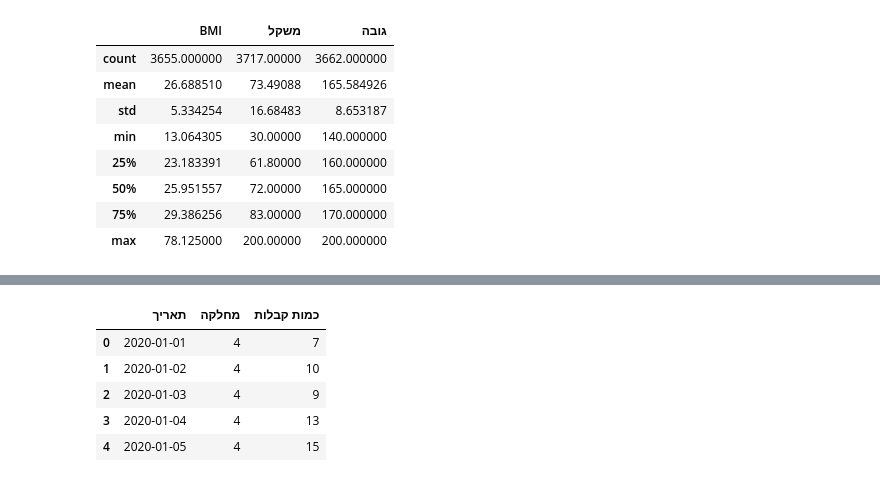
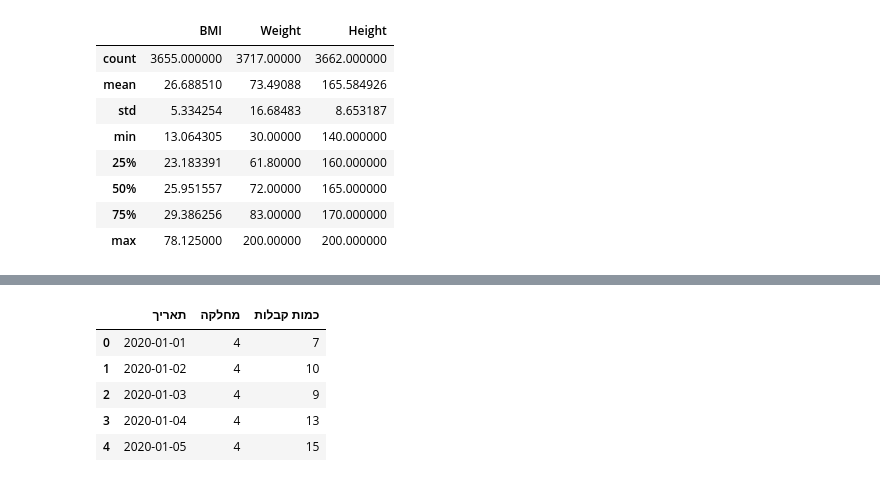
Before and after one commit to RyanWri/data-science2-lab-final-project, a Jupyter notebook: src/team_4/main.ipynb, the cells around one changed output, grey strips where cells are left out. Saved outputs shown, nothing was run; the diff lists cells and outputs as text; code cells hidden in the pictures.

```diff
--- a/src/team_4/main.ipynb
+++ b/src/team_4/main.ipynb
@@ -12,6 +19,12 @@ OutPutDate = r'src\data\CompleteGeneralData.xlsx'
+# %%
+# Load the provided Excel file
+# The data is present in the data folder two directories up
+data_dir = os.path.abspath(os.path.join(os.getcwd(),"..","data"))
+dataset_path = os.path.join(data_dir, "rehospitalization.xlsx")
+OutPutDate = r'CompleteGeneralData.xlsx'
 # %%
 # Load the 'GeneralData' sheet into a DataFrame for cleaning and completion
-general_data_df = pd.read_excel(GeneralData, sheet_name='GeneralData')
+general_data_df = pd.read_excel(dataset_path, sheet_name='GeneralData')
 
 # Display the first few rows to understand the structure and identify potential issues
 general_data_df.head()
@@ -19,0 +187,28 @@ FileNotFoundError: [Errno 2] No such file or directory: 'src\\data\\GeneralData.
+# %%
+translate_dict= {'גורם משלם': 'Paying agent',
+ 'משקל': 'Weight',
+ 'גובה': 'Height',
+ 'מחלות כרוניות': 'Chronic diseases',
+ 'מספר ילדים': 'Number of children',
+ 'מצב משפחתי': 'Marital status',
+ 'תרופות קבועות': 'Regular medications',
+ 'זכר': 'Male',
+ 'נקבה': 'Female',
+ 'כללית': 'Clalit',
+ 'ממון עצמי-לא מב': 'Self-financed',
+ 'מאוחדת': 'Meuhedet',
+ 'מכבי': 'Maccabi',
+ 'לאומית': 'Leumit',
+ 'שרות בתי הסוהר': 'Prison services',
+ 'תייר/תעריף מלא': 'Tourist/full rate',
+ "1 2 \u05e0\u05e4\u05d8\u05e8\u05d5": "3",
+ "2 \u05d9\u05dc\u05d3\u05d9\u05dd \u05d1\u05d7\u05d5\u05e5 \u05dc\u05d0\u05e8\u05e5": "2",
+ "\u05e0\u05db\u05d3\u05d4 \u05d0\u05d7\u05ea": "1",
+ 'אין': 'none',
+ 'נשוי': 'married',
+ 'גרוש': 'divorced',
+ 'אלמן': 'widowed',
+ 'רווק': 'single',
+ 'פרוד': 'separated'}
+# %%
+general_data_df = translate_dataframe(general_data_df, translate_dict )
@@ -76,16 +298,16 @@ bmi_outliers, weight_outliers, height_outliers
 # %%
 # Replace outliers in BMI, weight, and height with NaN
 general_data_df.loc[(general_data_df['BMI'] < 10) | (general_data_df['BMI'] > 60), 'BMI'] = np.nan
-general_data_df.loc[(general_data_df['משקל'] < 30) | (general_data_df['משקל'] > 300), 'משקל'] = np.nan
-general_data_df.loc[(general_data_df['גובה'] < 140) | (general_data_df['גובה'] > 210), 'גובה'] = np.nan
+general_data_df.loc[(general_data_df['Weight'] < 30) | (general_data_df['Weight'] > 300), 'Weight'] = np.nan
+general_data_df.loc[(general_data_df['Height'] < 140) | (general_data_df['Height'] > 210), 'Height'] = np.nan
 
 # Recalculate BMI for entries where weight and height are available
-general_data_df['BMI'] = general_data_df['משקל'] / ((general_data_df['גובה'] / 100) ** 2)
+general_data_df['BMI'] = general_data_df['Weight'] / ((general_data_df['Height'] / 100) ** 2)
 
 # Display summary of changes
-general_data_df[['BMI', 'משקל', 'גובה']].describe()
+general_data_df[['BMI', 'Weight', 'Height']].describe()
 # %% [output]
-|  | BMI | משקל | גובה |
+|  | BMI | Weight | Height |
 | count | 3655.000000 | 3717.00000 | 3662.000000 |
 | mean | 26.688510 | 73.49088 | 165.584926 |
 | std | 5.334254 | 16.68483 | 8.653187 |
```
Also changed, not shown: parts of 33 cells of this notebook.
